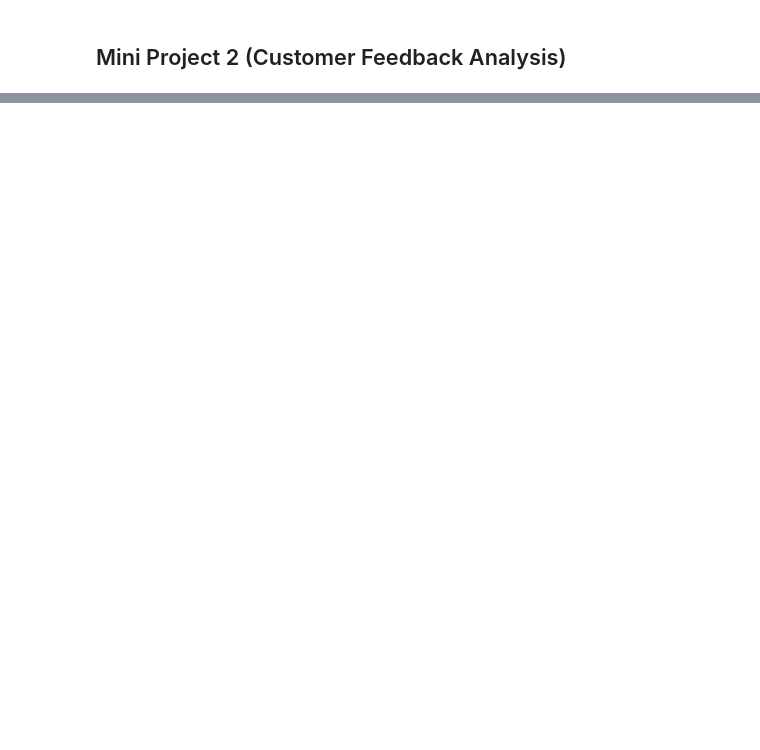
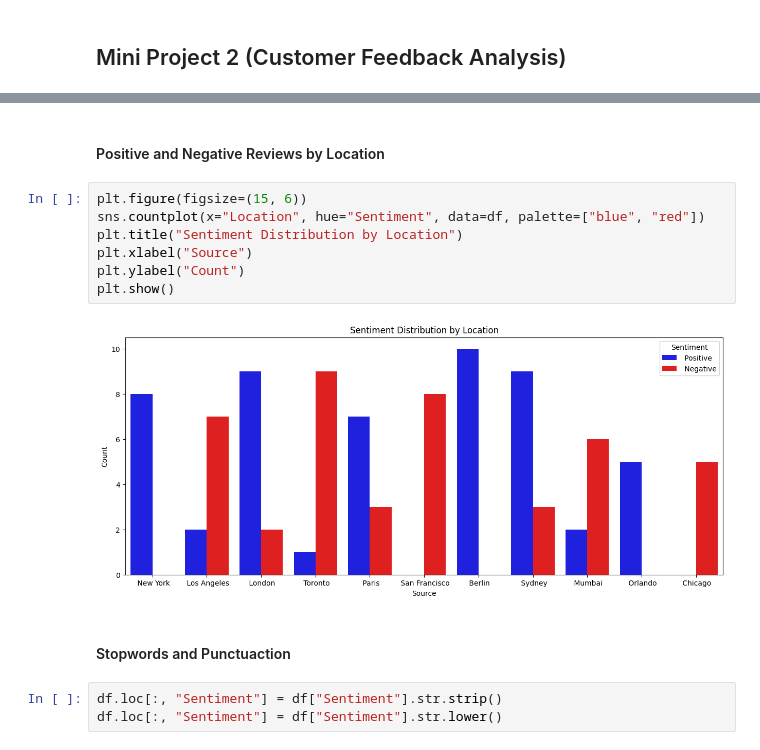
Before and after one commit to Himanshupegu/Python-Mini-Project-2-MBA-DS-AI-, a Jupyter notebook: Mini Project 2.ipynb, the cells around one changed output, grey strips where cells are left out. Cells and saved outputs as stored; diff of their text form; blank space fills up the shorter version.

```diff
--- a/Mini Project 2.ipynb
+++ b/Mini Project 2.ipynb
@@ -117,0 +167,16 @@ df_cleaned.head()
+# %% [markdown]
+#### Positive and Negative Reviews by Location
+# %%
+plt.figure(figsize=(15, 6))
+sns.countplot(x="Location", hue="Sentiment", data=df, palette=["blue", "red"])
+plt.title("Sentiment Distribution by Location")
+plt.xlabel("Source")
+plt.ylabel("Count")
+plt.show()
+# %% [output]
+[figure, added]
+# %% [markdown]
+#### Stopwords and Punctuaction
+# %%
+df.loc[:, "Sentiment"] = df["Sentiment"].str.strip()
+df.loc[:, "Sentiment"] = df["Sentiment"].str.lower()
```
Also changed, not shown: parts of 64 cells of this notebook, 20 other files.
